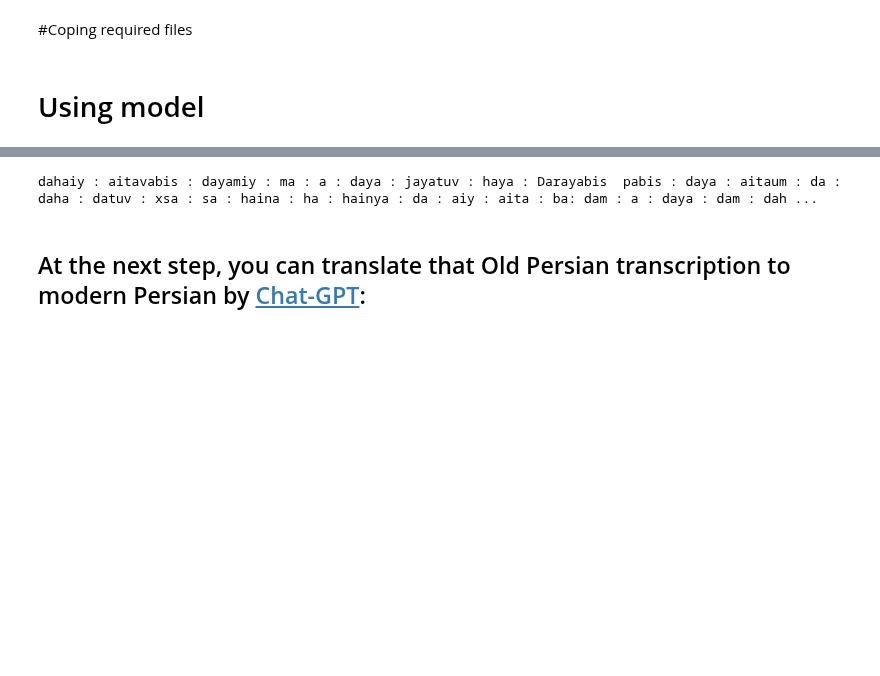
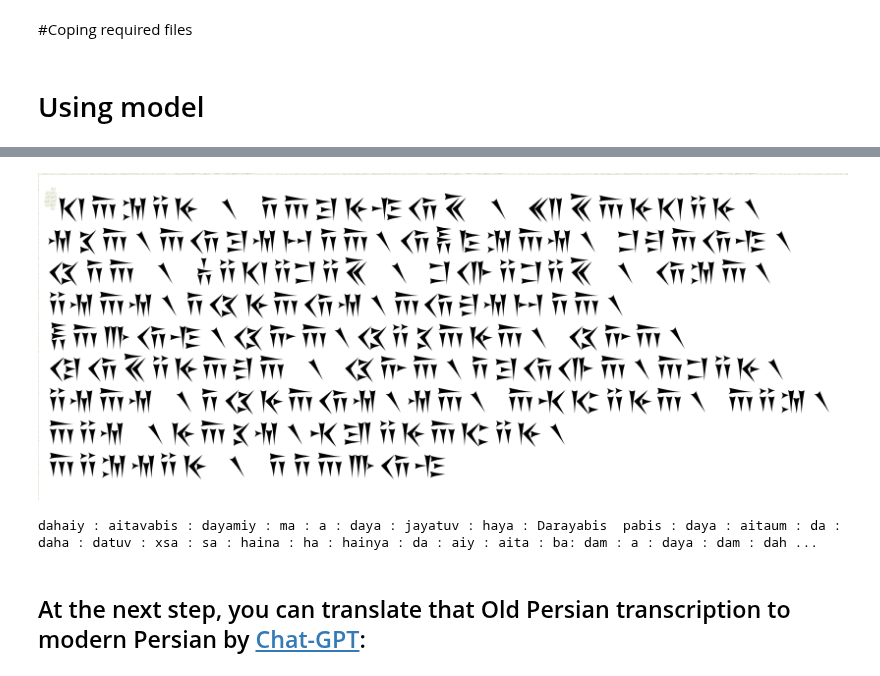
Before and after one commit to Melanee-Melanee/Old-Persian-Cuneiform-OCR, a Jupyter notebook: easyocr_old_persian/model_easyocr.ipynb, the cells around one changed output, grey strips where cells are left out. Drawn from its saved outputs; the diff is of its cells as text; code cells hidden in the pictures; blank space fills up the shorter version.

```diff
--- a/easyocr_old_persian/model_easyocr.ipynb
+++ b/easyocr_old_persian/model_easyocr.ipynb
@@ -118,3 +121,12 @@ WARNING:easyocr.easyocr:Neither CUDA nor MPS are available - defaulting to CPU.
+# %%
+import cv2
+import numpy as np
+from google.colab.patches import cv2_imshow
+image_path= '/content/Old-Persian-Cuneiform-OCR/other/custom images/DPd.png'
+image = cv2.imread(image_path)
+cv2_imshow(image)
+# %% [output]
+[figure, added]
 # %%
 #multiple line
 text = ''
```
Also changed, not shown: parts of 5 cells of this notebook.
